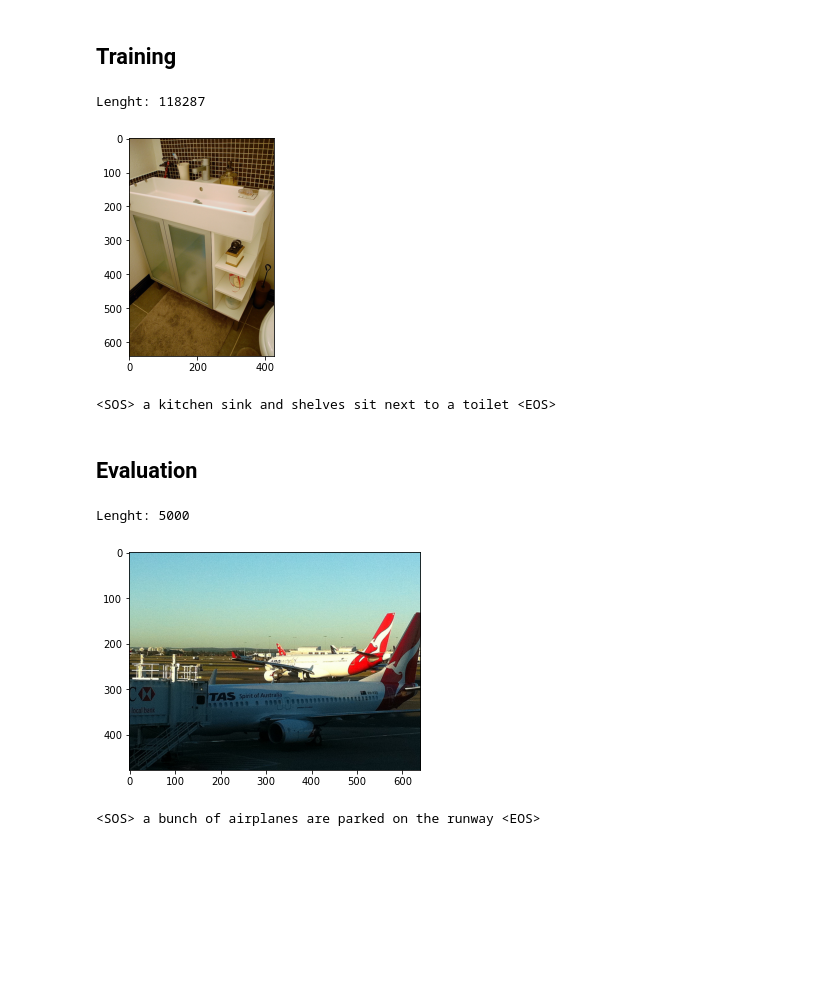
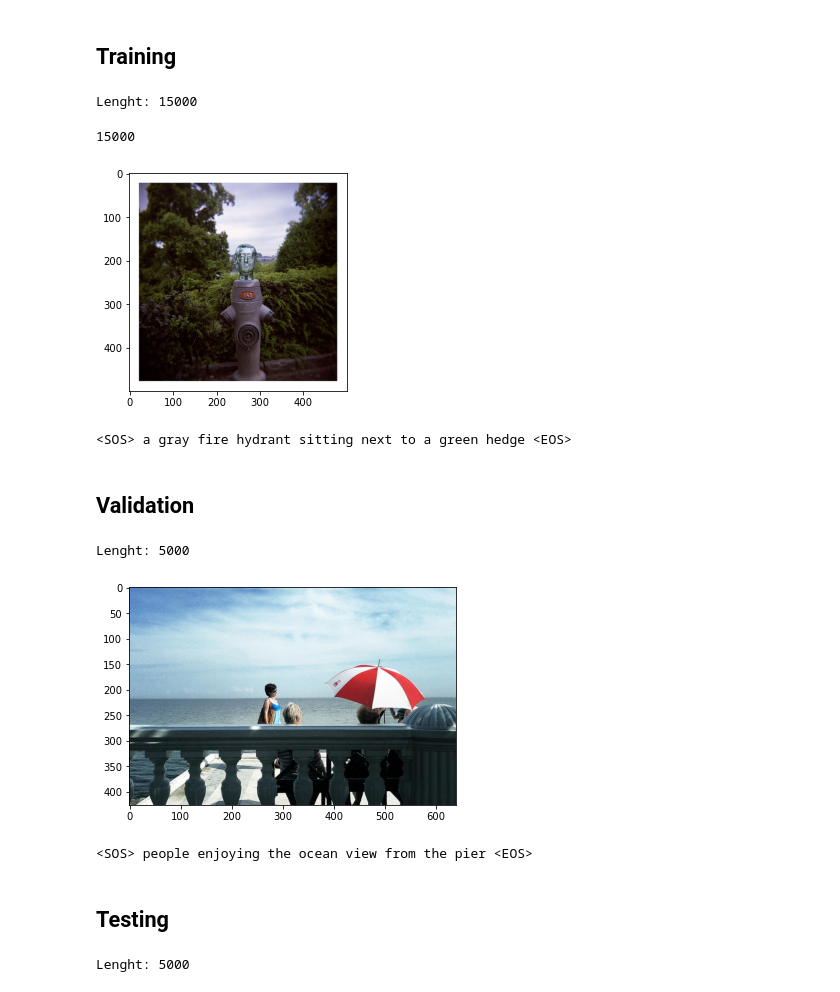
Before and after one commit to Khaliladib11/INM706-image-captioning, a Jupyter notebook: interface.ipynb, the cells around one changed output. Cells and saved outputs as stored; diff of their text form; code cells hidden in the pictures; blank space fills up the shorter version.

```diff
--- a/interface.ipynb
+++ b/interface.ipynb
@@ -26,40 +32,41 @@ with open('vocabulary/string_to_index.json') as json_file:
 # %%
-root = Path('Data')
-#imgs_path = root/'images'/'train2017'
-imgs_path = root/'train2017'
-#captions_path = root/'annotations'/'captions_train2017.json'
-captions_path = root/'annotations_trainval2017'/'annotations'/'captions_train2017.json'
-
 interface_params = {
     'imgs_path': imgs_path,
     'captions_path': captions_path,
     'freq_threshold': 1,
     'sequence_length': 20,
     'caps_per_img': 1,
+    'stage': "train",
     'idx_to_string': idx_to_string,
-    'string_to_index': string_to_index
+    'string_to_index': string_to_index,
+    'seed': 706
 }
 
 coco_interface_train = MSCOCOInterface(**interface_params)
 
 print(f"Lenght: {len(coco_interface_train)}")
 # %% [output]
-Lenght: 118287
+Lenght: 15000
+# %%
+len(coco_interface_train.images)
+# %% [output]
+15000
 # %%
-idx = random.randint(0, len(coco_interface_train.coco.imgs))
-coco_interface.display_img_with_captions(idx)
-for cap_idx in range(coco_interface.caps_per_img):
+#idx = random.randint(0, len(coco_interface_train.images))
+idx = 0
+coco_interface_train.display_img_with_captions(idx)
+for cap_idx in range(coco_interface_train.caps_per_img):
 
     cap = ''
-    idx, X, y = coco_interface[idx]
+    idx, X, y = coco_interface_train[idx]
     for word_idx in y:
         if word_idx != 0:
-            cap += coco_interface.idx_to_string[word_idx.item()] + ' '
+            cap += coco_interface_train.idx_to_string[word_idx.item()] + ' '
     idx += 1
     print(cap)
 # %% [output]
-[figure, old version]
+[figure, new version]
-<SOS> a kitchen sink and shelves sit next to a toilet <EOS>
+<SOS> a gray fire hydrant sitting next to a green hedge <EOS>
 # %% [markdown]
-## Evaluation
+## Validation
 # %%
@@ -85,17 +88,38 @@ print(f"Lenght: {len(coco_interface_val)}")
 # %% [output]
 Lenght: 5000
 # %%
-idx = random.randint(0, len(coco_interface_val.coco.imgs))
-coco_interface.display_img_with_captions(idx)
-for cap_idx in range(coco_interface.caps_per_img):
+#idx = random.randint(0, len(coco_interface_val.coco.images))
+idx = 0
+coco_interface_val.display_img_with_captions(idx)
+for cap_idx in range(coco_interface_val.caps_per_img):
 
     cap = ''
-    idx, X, y = coco_interface[idx]
+    idx, X, y = coco_interface_val[idx]
     for word_idx in y:
         if word_idx != 0:
-            cap += coco_interface.idx_to_string[word_idx.item()] + ' '
+            cap += coco_interface_val.idx_to_string[word_idx.item()] + ' '
     idx += 1
     print(cap)
 # %% [output]
-[figure, old version]
+[figure, new version]
-<SOS> a bunch of airplanes are parked on the runway <EOS>
+<SOS> people enjoying the ocean view from the pier <EOS>
+# %% [markdown]
+## Testing
+# %%
+interface_params = {
+    'imgs_path': imgs_path,
+    'captions_path': captions_path,
+    'freq_threshold': 1,
+    'sequence_length': 20,
+    'caps_per_img': 1,
+    'stage': "test",
+    'idx_to_string': idx_to_string,
+    'string_to_index': string_to_index,
+    'seed': 706
+}
+
+coco_interface_test = MSCOCOInterface(**interface_params)
+
+print(f"Lenght: {len(coco_interface_test)}")
+# %% [output]
+Lenght: 5000
```
Also changed, not shown: parts of 5 cells of this notebook, 4 other files.
